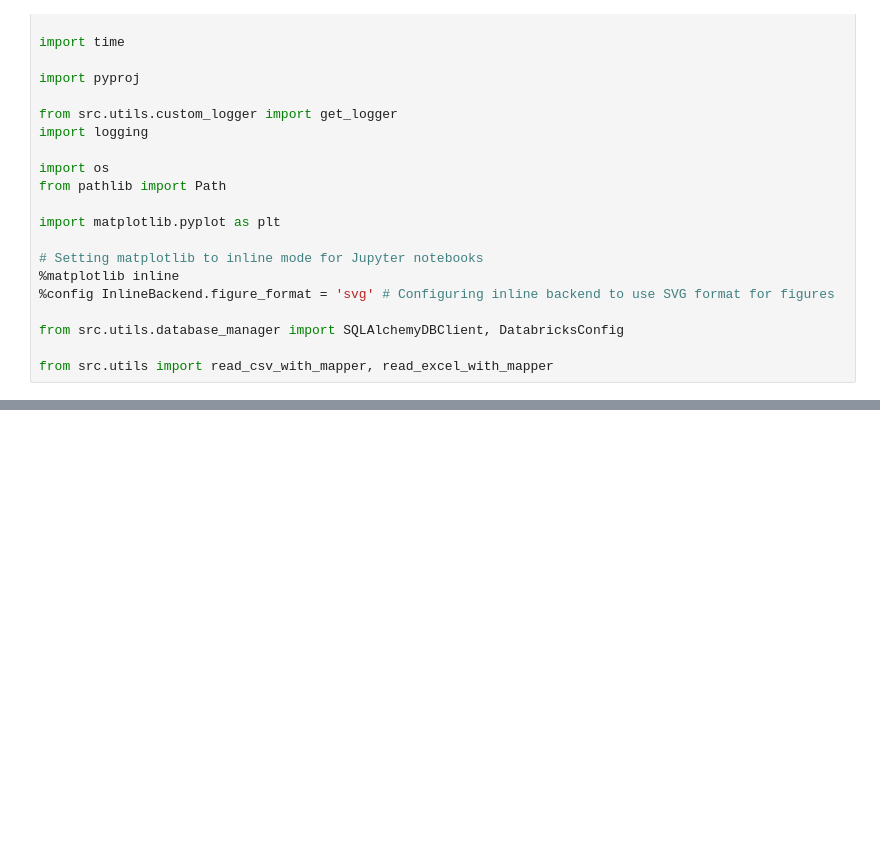
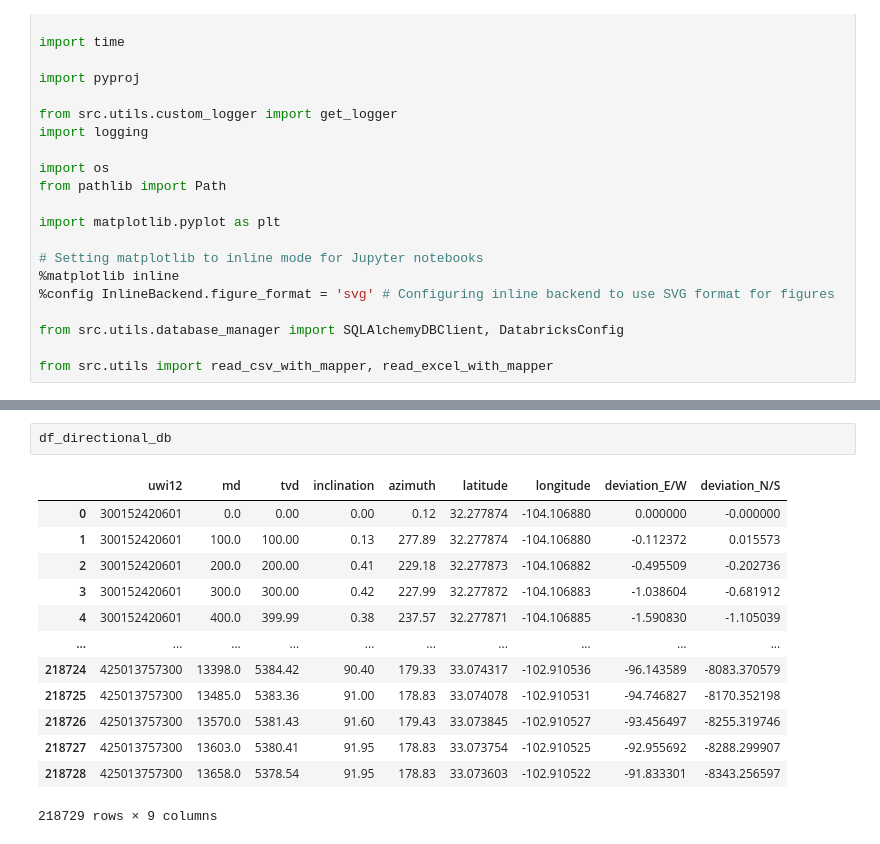
Before and after one commit to apoorvasaxena03/well-spacing-analyzer, a Jupyter notebook: notebooks/well_data_manager.ipynb, the cells around one changed output, grey strips where cells are left out. Drawn from its saved outputs; the diff is of its cells as text; blank space fills up the shorter version.

```diff
--- a/notebooks/well_data_manager.ipynb
+++ b/notebooks/well_data_manager.ipynb
@@ -648,3 +793,19 @@ df_header_db
+# %%
+df_directional_db
+# %% [output]
+|  | uwi12 | md | tvd | inclination | azimuth | latitude | longitude | deviation_E/W | deviation_N/S |
+| 0 | 300152420601 | 0.0 | 0.00 | 0.00 | 0.12 | 32.277874 | -104.106880 | 0.000000 | -0.000000 |
+| 1 | 300152420601 | 100.0 | 100.00 | 0.13 | 277.89 | 32.277874 | -104.106880 | -0.112372 | 0.015573 |
+| 2 | 300152420601 | 200.0 | 200.00 | 0.41 | 229.18 | 32.277873 | -104.106882 | -0.495509 | -0.202736 |
+| 3 | 300152420601 | 300.0 | 300.00 | 0.42 | 227.99 | 32.277872 | -104.106883 | -1.038604 | -0.681912 |
+| 4 | 300152420601 | 400.0 | 399.99 | 0.38 | 237.57 | 32.277871 | -104.106885 | -1.590830 | -1.105039 |
+| ... | ... | ... | ... | ... | ... | ... | ... | ... | ... |
+| 218724 | 425013757300 | 13398.0 | 5384.42 | 90.40 | 179.33 | 33.074317 | -102.910536 | -96.143589 | -8083.370579 |
+| 218725 | 425013757300 | 13485.0 | 5383.36 | 91.00 | 178.83 | 33.074078 | -102.910531 | -94.746827 | -8170.352198 |
+| 218726 | 425013757300 | 13570.0 | 5381.43 | 91.60 | 179.43 | 33.073845 | -102.910527 | -93.456497 | -8255.319746 |
+| 218727 | 425013757300 | 13603.0 | 5380.41 | 91.95 | 178.83 | 33.073754 | -102.910525 | -92.955692 | -8288.299907 |
+| 218728 | 425013757300 | 13658.0 | 5378.54 | 91.95 | 178.83 | 33.073603 | -102.910522 | -91.833301 | -8343.256597 |
+218729 rows × 9 columns
 # %%
 class GeoSurveyProcessor:
     """
```
Also changed, not shown: parts of 8 cells of this notebook, 1 other file.
